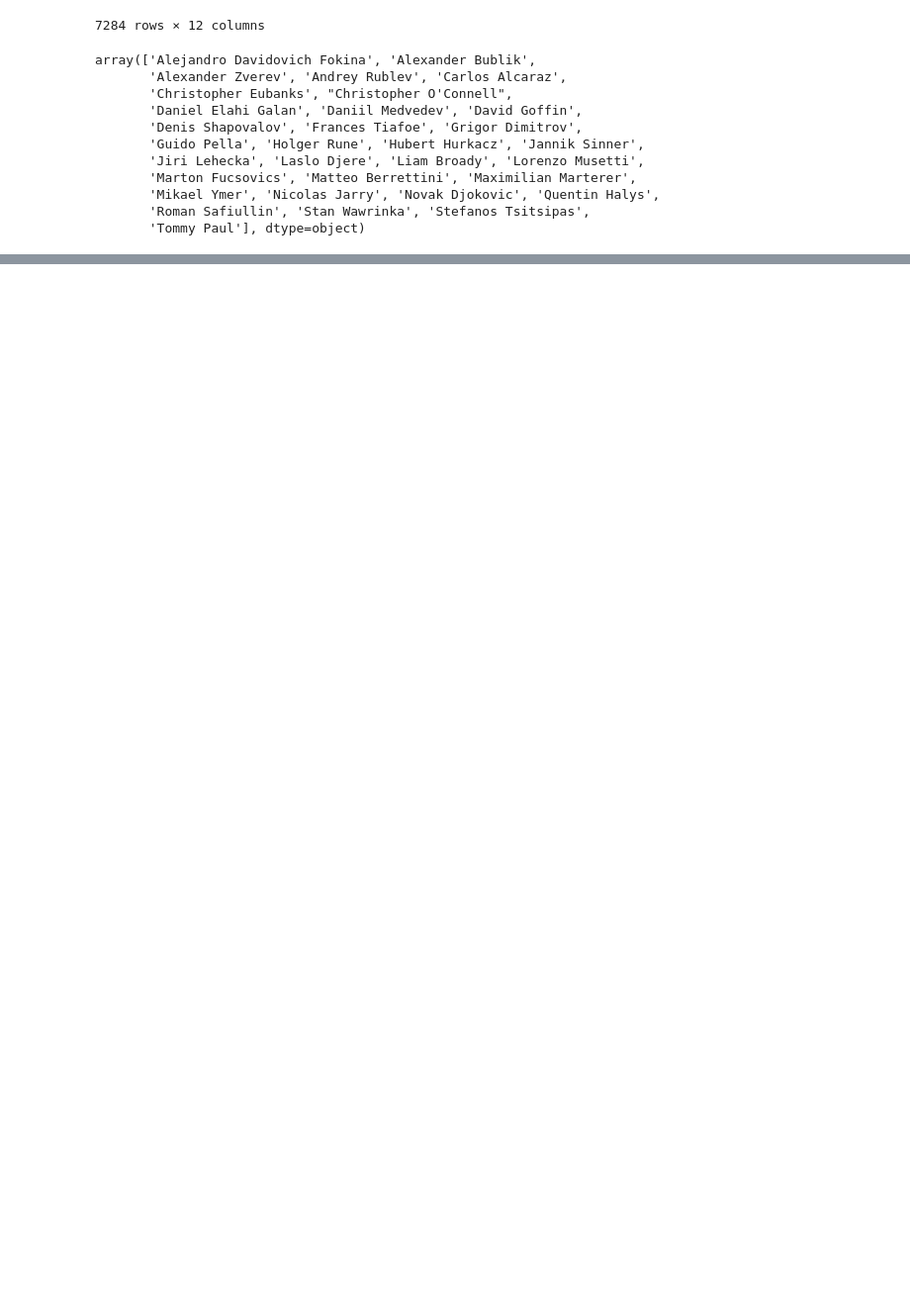
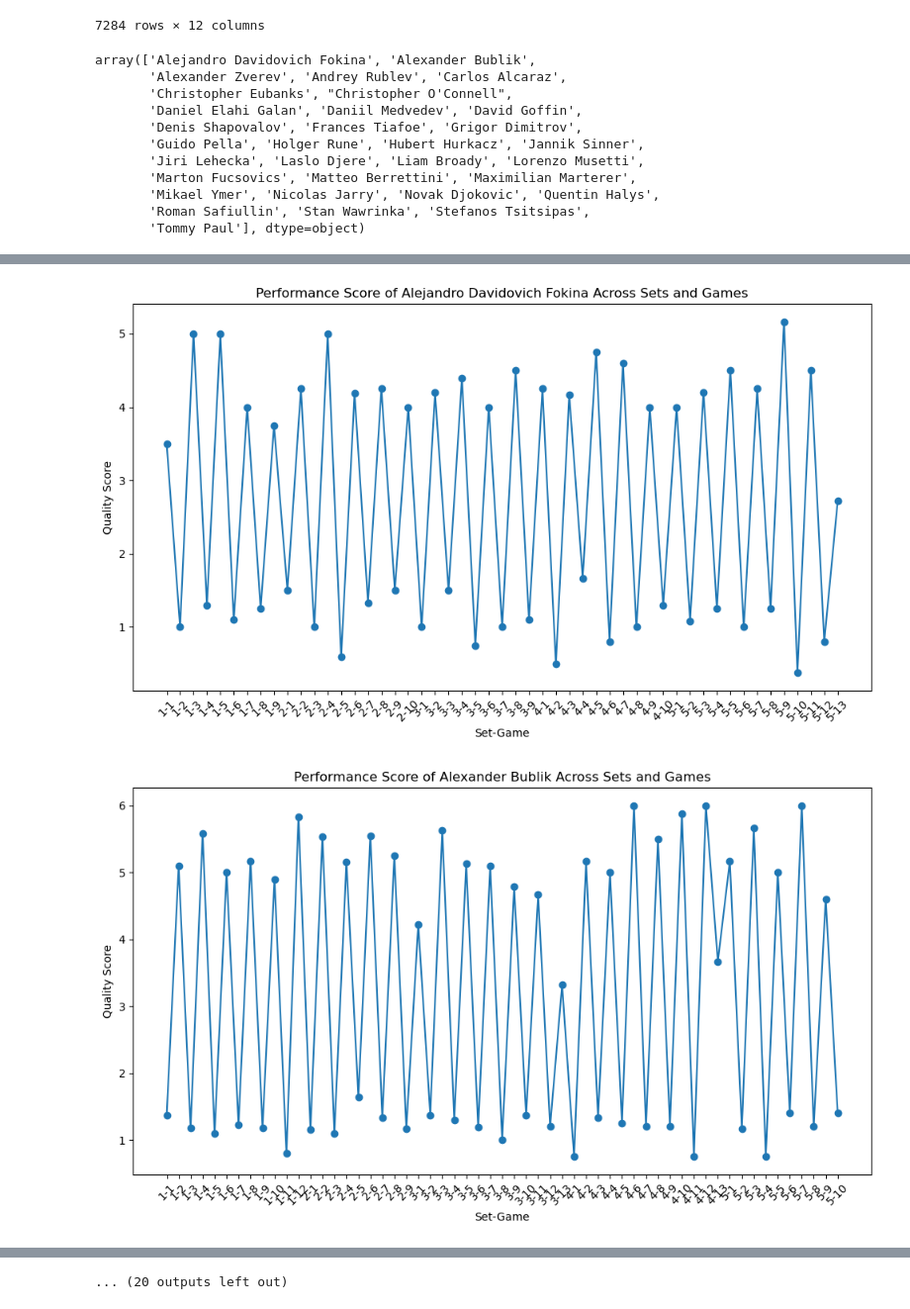
Before and after one commit to UsanoCoCr/tennis24, a Jupyter notebook: quality_elo.ipynb, the cells around one changed output, grey strips where cells are left out. Shown at 99% size. Cells and saved outputs as stored; diff of their text form; code cells hidden in the pictures; blank space fills up the shorter version.

```diff
--- a/quality_elo.ipynb
+++ b/quality_elo.ipynb
@@ -149,0 +106,22 @@ data.to_csv('data/quality_data.csv')
+# %%
+performance_scores = {}
+
+for player in all_players:
+    performance_scores[player] = {}
+    unique_set_games = data[['set_no', 'game_no']].drop_duplicates()
+
+    for _, set_game in unique_set_games.iterrows():
+        set_no = set_game['set_no']
+        game_no = set_game['game_no']
+
+        score = calculate_performance_score(player, set_no, game_no)
+        performance_scores[player][f"{set_no}-{game_no}"] = score
+
+def get_quality_score(player, set_game, performance_scores):
+    return performance_scores.get(player, {}).get(set_game, None)
+
+data['player1_quality'] = data.apply(lambda row: get_quality_score(row['player1'], f"{row['set_no']}-{row['game_no']}", performance_scores), axis=1)
+
+data['player2_quality'] = data.apply(lambda row: get_quality_score(row['player2'], f"{row['set_no']}-{row['game_no']}", performance_scores), axis=1)
+
+data
@@ -149,0 +142,23 @@ data.to_csv('data/quality_data.csv')
+# %%
+for player in all_players:
+    set_games = []
+    qualities = []
+    for set_no in sorted(data['set_no'].unique()):
+        for game_no in sorted(data[data['set_no'] == set_no]['game_no'].unique()):
+            score = calculate_performance_score(player, set_no, game_no)
+            if score is not None:
+                set_games.append(f"{set_no}-{game_no}")
+                qualities.append(score)
+
+    if set_games:
+        plt.figure(figsize=(10, 6))
+        plt.plot(set_games, qualities, marker='o', linestyle='-', label=f'Quality of {player}')
+        plt.title(f'Performance Score of {player} Across Sets and Games')
+        plt.xlabel('Set-Game')
+        plt.ylabel('Quality Score')
+        plt.xticks(rotation=45)
+        plt.tight_layout()
+        plt.show()
+# %% [output]
+[figure, added]
+[figure, added]
@@ -150,3 +175,4 @@ data.to_csv('data/quality_data.csv')
+... (20 outputs left out)
 # %%
 filtered_data = data[data['game_victor'] != 0].copy()
 filtered_data['predicted_victor'] = np.where(filtered_data['player1_quality'] > filtered_data['player2_quality'], 1, 2)
```
Also changed, not shown: parts of 21 cells of this notebook, 1 other file.
